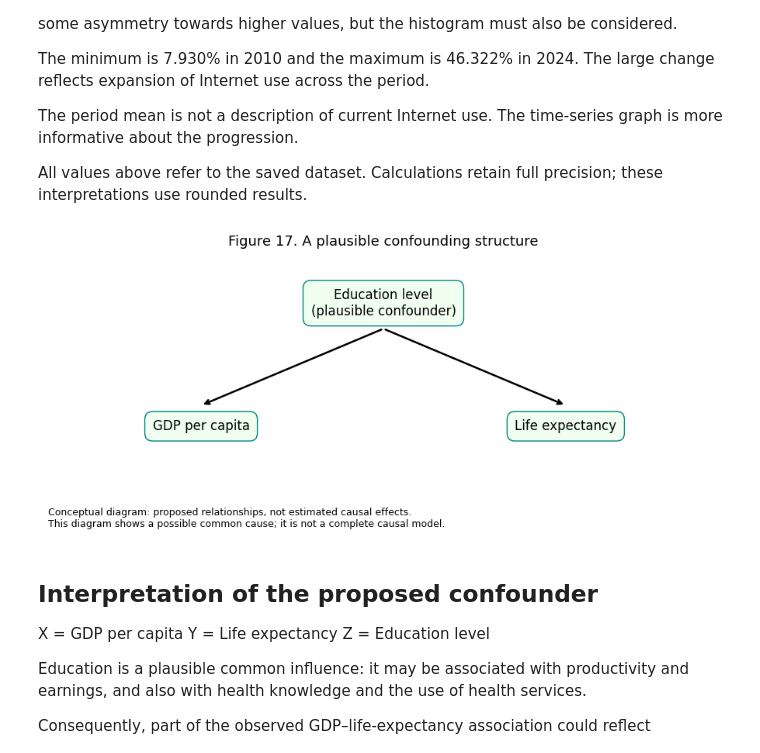
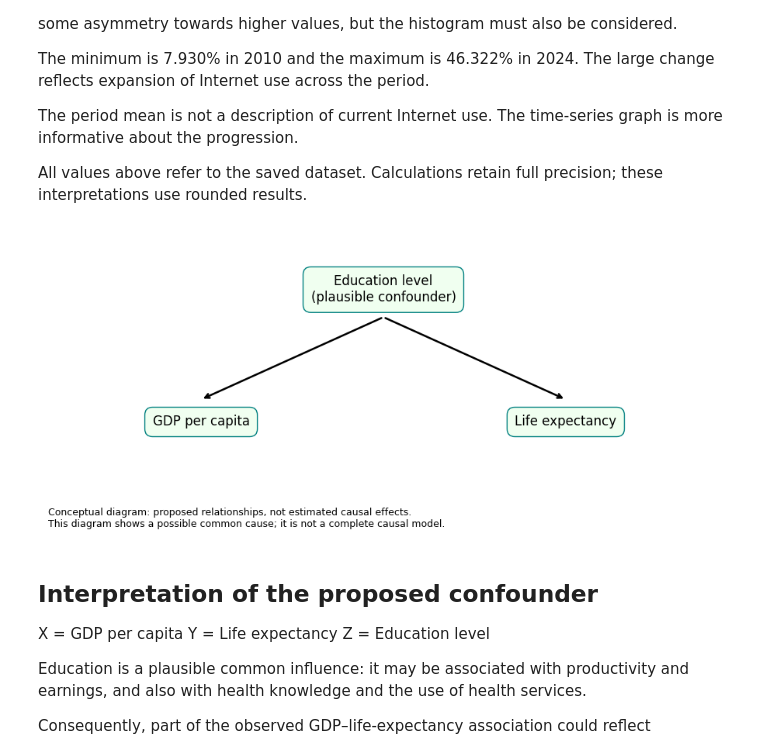
Before and after one commit to rbhdsks/HS-Statistical-Inference-Assignment-2026, a Jupyter notebook: notebooks/02_descriptive_and_graphical_analysis.ipynb, the cells around one changed output. Saved outputs shown, nothing was run; the diff lists cells and outputs as text; code cells hidden in the pictures.

```diff
--- a/notebooks/02_descriptive_and_graphical_analysis.ipynb
+++ b/notebooks/02_descriptive_and_graphical_analysis.ipynb
@@ -445,7 +443,7 @@ for number, (column, title, ylabel) in enumerate(remaining_specs, start=4):
 
     ax.plot(series.index, series.values, marker="o", color="teal")
     ax.set(
-        title=f"Figure {number}. Nepal: {title}, 2010–2024",
+
         xlabel="Year",
         ylabel=ylabel,
     )
@@ -547,7 +545,7 @@ for number, (column, title, xlabel) in enumerate(
     )
 
     ax.set(
-        title=f"Figure {number}. Nepal: distribution of {title.lower()}",
+
         xlabel=xlabel,
         ylabel="Number of years",
     )
@@ -720,7 +718,7 @@ for number, (column, title, ylabel) in enumerate(
     ax.set_xticks([1])
     ax.set_xticklabels([title])
     ax.set_ylabel(ylabel)
-    ax.set_title(f"Figure {number}. Nepal: {title}, 2010–2024")
+
     ax.grid(axis="y", alpha=0.2)
 
     fig.text(
@@ -866,7 +864,7 @@ for number, (column, label, ylabel) in enumerate(pairs, start=14):
     colourbar.set_ticks([2010, 2014, 2018, 2022, 2024])
 
     ax.set(
-        title=f"Figure {number}. Nepal: GDP per capita vs {label}",
+
         xlabel="GDP per capita (constant 2015 US$ per person)",
         ylabel=ylabel,
     )
@@ -1013,38 +1011,35 @@ for label, position in positions.items():
         },
     )
 
 for endpoint in [(0.23, 0.34), (0.77, 0.34)]:
     ax.annotate(
         "",
         xy=endpoint,
         xytext=(0.50, 0.67),
         arrowprops={"arrowstyle": "->", "linewidth": 1.8},
     )
 
-ax.set_title(
-    "Figure 17. A plausible confounding structure",
-    fontsize=13,
-)
+
 
 fig.text(
     0.02, 0.02,
     "Conceptual diagram: proposed relationships, not estimated causal effects.\n"
     "This diagram shows a possible common cause; it is not a complete causal model.",
     fontsize=9,
 )
 
 fig.tight_layout(rect=[0, 0.12, 1, 1])
 
 fig.savefig(
     FIGURE_DIR / "figure_17_confounding_diagram.png",
     dpi=300,
     bbox_inches="tight",
 )
 
 plt.show()
 plt.close(fig)
 # %% [output]
-[figure, old version]
+[figure, new version]
 # %% [markdown]
 ## Interpretation of the proposed confounder
 
```
Also changed, not shown: parts of 5 cells of this notebook, 18 other files.
